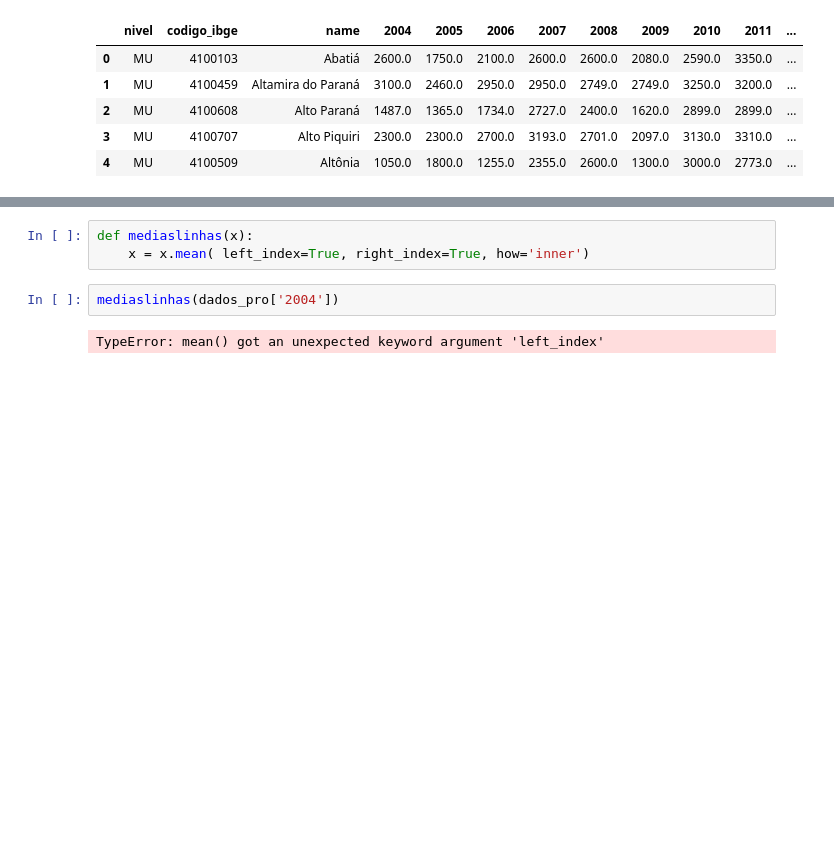
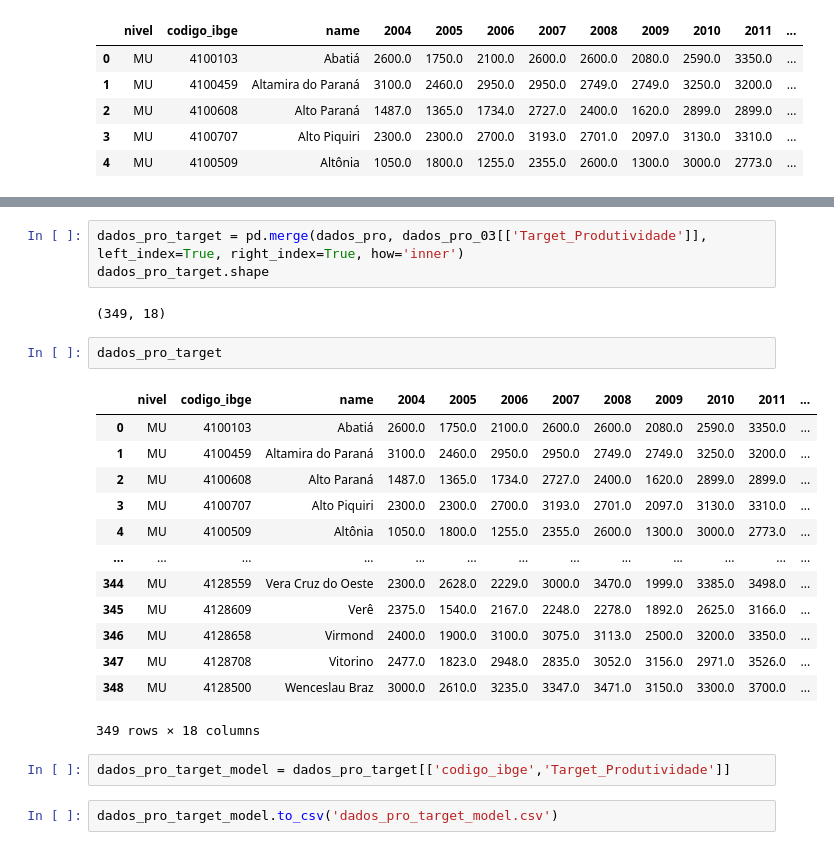
Before and after one commit to luvi0/SoLia, a Jupyter notebook: Produtividade.ipynb, the cells around one changed output, grey strips where cells are left out. Drawn from its saved outputs; the diff is of its cells as text; blank space fills up the shorter version.

Commit message:
002
upload modelo and iniciate in the refactoring

```diff
--- a/Produtividade.ipynb
+++ b/Produtividade.ipynb
@@ -48,7 +133,25 @@ dtype: float64
 # %%
-def mediaslinhas(x):
-    x = x.mean( left_index=True, right_index=True, how='inner')
+dados_pro_target = pd.merge(dados_pro, dados_pro_03[['Target_Produtividade']], left_index=True, right_index=True, how='inner')
+dados_pro_target.shape
+# %% [output]
+(349, 18)
-# %%
-mediaslinhas(dados_pro['2004'])
-# %% [output]
-TypeError: mean() got an unexpected keyword argument 'left_index'
+# %%
+dados_pro_target
+# %% [output]
+|  | nivel | codigo_ibge | name | 2004 | 2005 | 2006 | 2007 | 2008 | 2009 | 2010 | 2011 | ... |
+| 0 | MU | 4100103 | Abatiá | 2600.0 | 1750.0 | 2100.0 | 2600.0 | 2600.0 | 2080.0 | 2590.0 | 3350.0 | ... |
+| 1 | MU | 4100459 | Altamira do Paraná | 3100.0 | 2460.0 | 2950.0 | 2950.0 | 2749.0 | 2749.0 | 3250.0 | 3200.0 | ... |
+| 2 | MU | 4100608 | Alto Paraná | 1487.0 | 1365.0 | 1734.0 | 2727.0 | 2400.0 | 1620.0 | 2899.0 | 2899.0 | ... |
+| 3 | MU | 4100707 | Alto Piquiri | 2300.0 | 2300.0 | 2700.0 | 3193.0 | 2701.0 | 2097.0 | 3130.0 | 3310.0 | ... |
+| 4 | MU | 4100509 | Altônia | 1050.0 | 1800.0 | 1255.0 | 2355.0 | 2600.0 | 1300.0 | 3000.0 | 2773.0 | ... |
+| ... | ... | ... | ... | ... | ... | ... | ... | ... | ... | ... | ... | ... |
+| 344 | MU | 4128559 | Vera Cruz do Oeste | 2300.0 | 2628.0 | 2229.0 | 3000.0 | 3470.0 | 1999.0 | 3385.0 | 3498.0 | ... |
+| 345 | MU | 4128609 | Verê | 2375.0 | 1540.0 | 2167.0 | 2248.0 | 2278.0 | 1892.0 | 2625.0 | 3166.0 | ... |
+| 346 | MU | 4128658 | Virmond | 2400.0 | 1900.0 | 3100.0 | 3075.0 | 3113.0 | 2500.0 | 3200.0 | 3350.0 | ... |
+| 347 | MU | 4128708 | Vitorino | 2477.0 | 1823.0 | 2948.0 | 2835.0 | 3052.0 | 3156.0 | 2971.0 | 3526.0 | ... |
+| 348 | MU | 4128500 | Wenceslau Braz | 3000.0 | 2610.0 | 3235.0 | 3347.0 | 3471.0 | 3150.0 | 3300.0 | 3700.0 | ... |
+349 rows × 18 columns
+# %%
+dados_pro_target_model = dados_pro_target[['codigo_ibge','Target_Produtividade']]
+# %%
+dados_pro_target_model.to_csv('dados_pro_target_model.csv')
```
Also changed, not shown: parts of 11 cells of this notebook, 2 other files.
